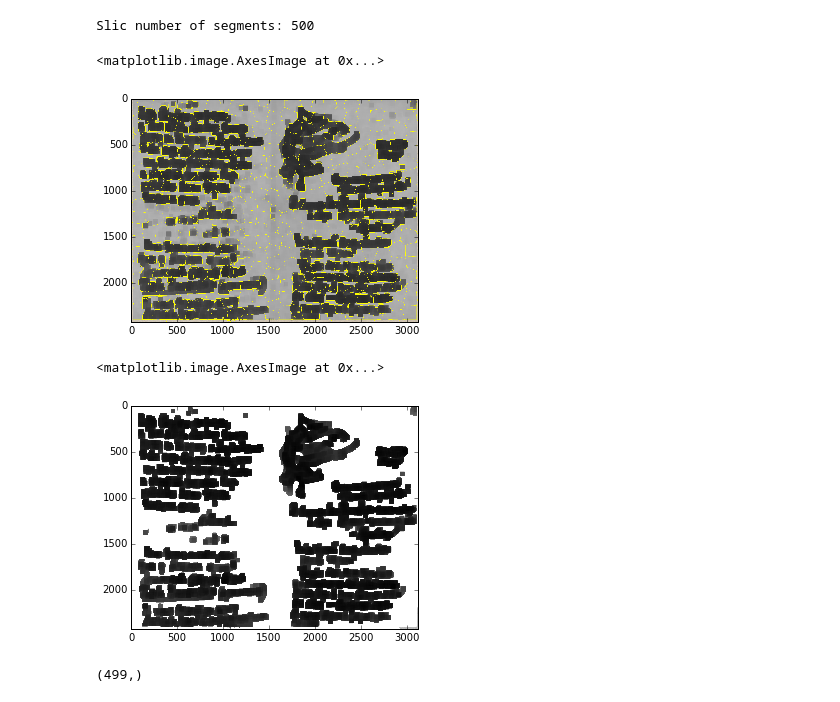
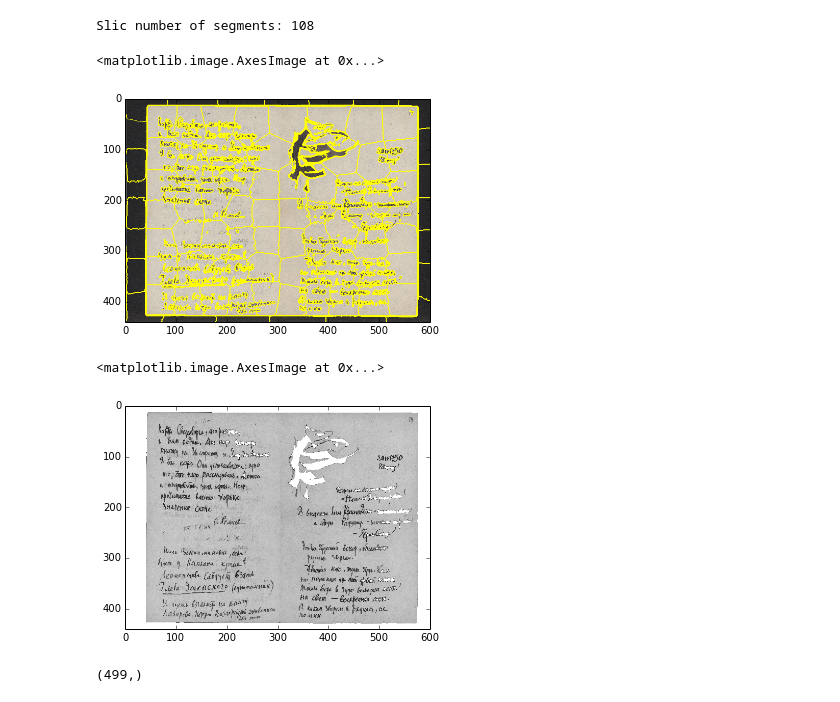
Before and after one commit to alex123456q/SCans, a Jupyter notebook: Scans.ipynb, the cells around one changed output. Cells and saved outputs as stored; diff of their text form; code cells hidden in the pictures.

Commit message:
Added cutting narrow things Vertical lines are deleted Trying to delete small noise but not numbers of pages

```diff
--- a/Scans.ipynb
+++ b/Scans.ipynb
@@ -26,0 +79,16 @@ for dir_entry in listdir(path):
+# %%
+im = read_image("../Images/15.tif")
+image = np.array(im)#np.array(trim(im))[:,:,:3]#
+gray = cv2.cvtColor(image,cv2.COLOR_BGR2GRAY)
+# gray = cv2.GaussianBlur(gray,(9,9),20)
+# gray = cv2.dilate(edged, kernel, iterations = 2)
+# selem = morphology.disk(15)
+# gray = cv2.morphologyEx(gray, cv2.MORPH_CLOSE, kernel, iterations = 3)
+gray = cv2.medianBlur(gray, 3)
+edged = cv2.Canny(gray, 50, 100, apertureSize=3)
+# laplacian = cv2.Laplacian(gray,cv2.CV_64F)
+# sobelx = cv2.Sobel(gray,cv2.CV_64F,1,0,ksize=5)
+# sobely = cv2.Sobel(gray,cv2.CV_64F,0,1,ksize=5)
+np.where(edged[1].astype(bool)==True)#[0][0]
+# plt.imshow(edged, cmap = 'gray')
+np.where(edged[10].astype(bool)==True)
@@ -35,6 +398,3 @@ def trim(im):
     bbox = diff.getbbox()
     if bbox:
         return im.crop(bbox)
-# %%
-plt.imshow(trim(im))
-im = np.array(trim(im))[:,:,:3]
@@ -72,21 +403,21 @@ plt.imshow(p, cmap = 'gray')#20, 10)) #R = 10; N = 20 h = 1000; w = 861
 # %%
 from __future__ import print_function
 
 import matplotlib.pyplot as plt
 import numpy as np
 
 from skimage.segmentation import felzenszwalb, slic, quickshift
 from skimage.segmentation import mark_boundaries
 from skimage.util import img_as_float
 
-img = p#im[:,:,:3]#img_as_float(astronaut()[::2, ::2])
+img = np.array(im)[:,:,:3]#img_as_float(astronaut()[::2, ::2])
 # segments_fz = felzenszwalb(img, scale=100, sigma=0.5, min_size=50)
-segments_slic = slic(img, n_segments=500, compactness=10, sigma=1)
+segments_slic = slic(img, n_segments=100, compactness=10, sigma=1)
 # segments_quick = quickshift(img, kernel_size=3, max_dist=6, ratio=0.5)
 print("Slic number of segments: %d" % len(np.unique(segments_slic)))
 plt.imshow(mark_boundaries(img, segments_slic))
 # %% [output]
-Slic number of segments: 500
+Slic number of segments: 108
 <matplotlib.image.AxesImage at 0x...>
-[figure, old version]
+[figure, new version]
 # %%
@@ -111,8 +440,8 @@ for i in range(supergrim.size):
 # %%
-plt.imshow(grim, cmap = 'gray')
+plt.imshow(img.dot(W)-grim, cmap = 'gray')
 # %% [output]
 <matplotlib.image.AxesImage at 0x...>
-[figure, old version]
+[figure, new version]
 # %%
 forwardsupergrim.shape
 # %% [output]
```
Also changed, not shown: parts of 34 cells of this notebook.
